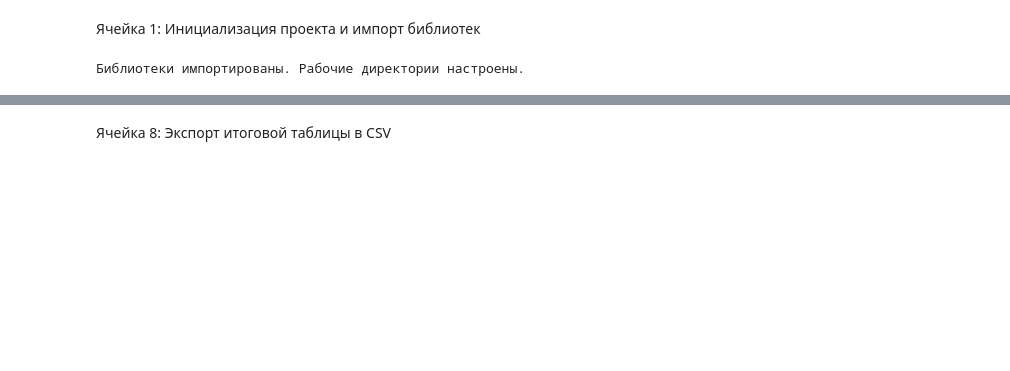
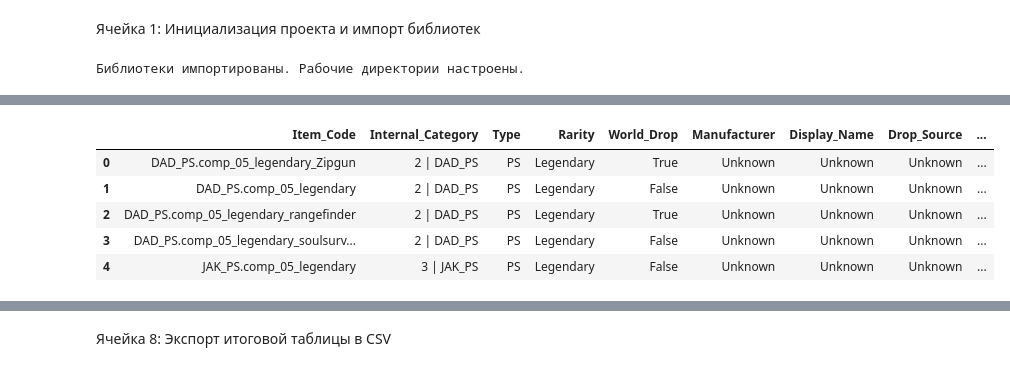
Before and after one commit to NexPG/bl4bdtool, a Jupyter notebook: source/main_pipeline.ipynb, the cells around one changed output, grey strips where cells are left out. Drawn from its saved outputs; the diff is of its cells as text; code cells hidden in the pictures; blank space fills up the shorter version.

```diff
--- a/source/main_pipeline.ipynb
+++ b/source/main_pipeline.ipynb
@@ -36,0 +23,12 @@ print(f"Словари загружены! Доступно переводных
+# %%
+# Загружаем богатый файл баланса предметов
+inventory_path = RAW_DATA_DIR / "NexusConfigStoreInventory.json"
+with open(inventory_path, "r", encoding="utf-8") as f:
+    inventory_data = json.load(f)
+
+# Загружаем переводчик имен
+name_parts_path = RAW_DATA_DIR / "NexusConfigStoreInventoryNamePart.json"
+with open(name_parts_path, "r", encoding="utf-8") as f:
+    name_parts_data = json.load(f)
+
+print("Основные базы данных успешно загружены!")
@@ -87,0 +39,65 @@ df.head()
+# %%
+legendary_items = []
+
+# Проходимся по всем категориям в богатом файле Inventory.json
+for category, cat_val in inventory_data.items():
+    # Защита: cat_val должен быть словарем
+    if not isinstance(cat_val, dict):
+        continue
+
+    if "Weapon" in category and category == "1 | Weapon":
+        continue
+
+    parts_dict = cat_val.get("parts", {})
+
+    # Защита: parts_dict должен быть словарем, а не списком []
+    if not isinstance(parts_dict, dict):
+        continue
+
+    for part_id, part_val in parts_dict.items():
+        # Защита: каждый отдельный компонент part_val тоже должен быть словарем
+        if not isinstance(part_val, dict):
+            continue
+
+        part_path = part_val.get("path", "")
+        # Проверяем, что путь — это действительно строка
+        if not isinstance(part_path, str):
+            continue
+
+        # Фильтруем только легендарные компоненты
+        if "comp_05_legendary" in part_path:
+            fields = part_val.get("fields", {})
+            if not isinstance(fields, dict):
+                continue
+
+            # Определяем флаг мирового дропа: если НЕ исключен из глобального пула
+            is_exclude = fields.get("bExcludeFromGlobalPool", False)
+            world_drop_flag = not is_exclude
+
+            # Забираем индивидуальные правила генерации запчастей для этой пушки
+            selection_rules = fields.get("PartTypeSelectionRules", {})
+            if not isinstance(selection_rules, dict):
+                selection_rules = {}
+
+            # Определяем тип по категории (например, DAD_PS -> PS -> Pistol)
+            item_type_suffix = category.split("_")[-1] if "_" in category else "Unknown"
+
+            legendary_items.append({
+                "Item_Code": part_path,
+                "Internal_Category": category,
+                "Type": item_type_suffix,
+                "Rarity": "Legendary",
+                "World_Drop": world_drop_flag,
+                "Manufacturer": "Unknown",
+                "Display_Name": "Unknown",
+                "Drop_Source": "Unknown",
+                "Drop_Weight": "-",
+                "Selection_Rules": selection_rules # Сохраняем правила для разбора по слотам
+            })
+
+df = pd.DataFrame(legendary_items)
+df = df.drop_duplicates(subset=["Item_Code"]).reset_index(drop=True)
+
+print(f"Инициализация завершена. Безопасно собрано легендарных предметов: {len(df)}")
+df.head()
+# %% [output]
@@ -88 +105,7 @@ df.head()
+|  | Item_Code | Internal_Category | Type | Rarity | World_Drop | Manufacturer | Display_Name | Drop_Source | ... |
+| 0 | DAD_PS.comp_05_legendary_Zipgun | 2 | DAD_PS | PS | Legendary | True | Unknown | Unknown | Unknown | ... |
+| 1 | DAD_PS.comp_05_legendary | 2 | DAD_PS | PS | Legendary | False | Unknown | Unknown | Unknown | ... |
+| 2 | DAD_PS.comp_05_legendary_rangefinder | 2 | DAD_PS | PS | Legendary | True | Unknown | Unknown | Unknown | ... |
+| 3 | DAD_PS.comp_05_legendary_soulsurv... | 2 | DAD_PS | PS | Legendary | False | Unknown | Unknown | Unknown | ... |
+| 4 | JAK_PS.comp_05_legendary | 3 | JAK_PS | PS | Legendary | False | Unknown | Unknown | Unknown | ... |
 # %% [markdown]
```
Also changed, not shown: parts of 20 cells of this notebook.
